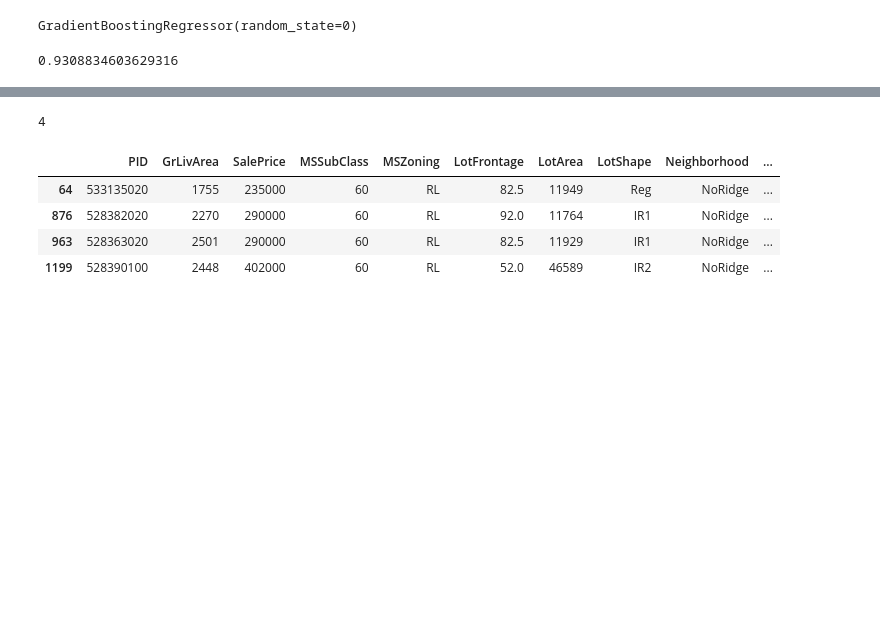
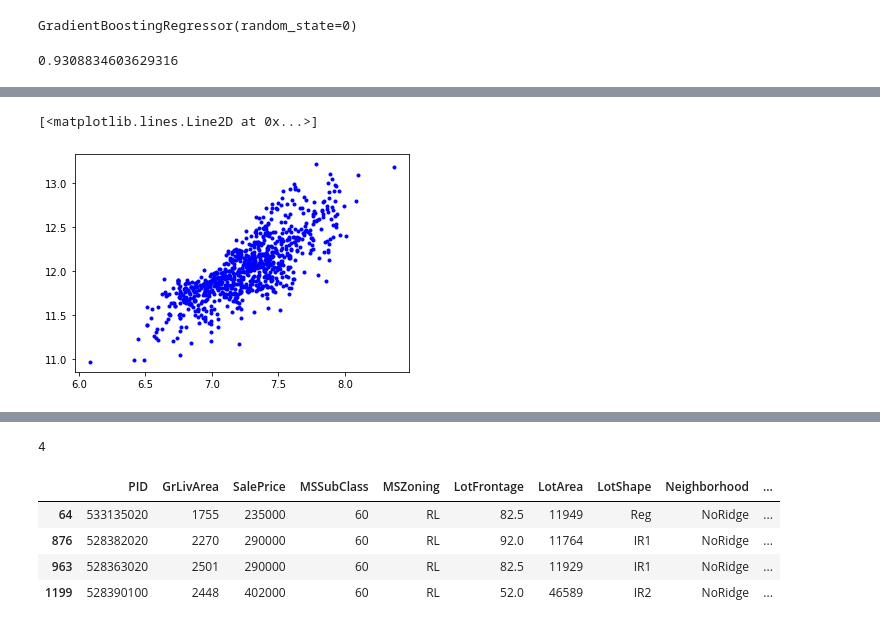
Before and after one commit to nickelworks/machine-learning-housing-project, a Jupyter notebook: Tony/Lasso Version 1-Copy3.ipynb, the cells around one changed output, grey strips where cells are left out. Saved outputs shown, nothing was run; the diff lists cells and outputs as text; code cells hidden in the pictures; blank space fills up the shorter version.

```diff
--- a/Tony/Lasso Version 1-Copy3.ipynb
+++ b/Tony/Lasso Version 1-Copy3.ipynb
@@ -636,11 +667,13 @@ plt.boxplot(
 # %%
-fig = px.scatter_mapbox(df[df["Neighborhood"]=="Crawfor"],
-                        lat = "lat",
-                        lon = "long",
-                        color= "SalePrice"
-
-                       )
-
-
-
-fig.show()
+##prediction quartile
+all_models = {}
+common_params = dict(
+    learning_rate=0.05,
+    n_estimators=250,
+    max_depth=5,
+    min_samples_leaf=9,
+    min_samples_split=9,
+)
+for alpha in [0.05, 0.5, 0.95]:
+    gbr = GradientBoostingRegressor(loss="quantile", alpha=alpha, **common_params)
+    all_models["q %1.2f" % alpha] = gbr.fit(x_train, y_train)
@@ -648,0 +680,8 @@ fig.show()
+# %%
+gbr_ls = GradientBoostingRegressor(loss="squared_error", **common_params)
+all_models["mse"] = gbr_ls.fit(x_train, y_train)
+# %%
+y_pred = all_models["mse"].predict(x_test)
+y_lower = all_models["q 0.05"].predict(x_test)
+y_upper = all_models["q 0.95"].predict(x_test)
+y_med = all_models["q 0.50"].predict(x_test)
@@ -648,0 +697,5 @@ fig.show()
+# %%
+plt.plot(x_test["log_GrLivArea"], y_med, "b.")
+# %% [output]
+[<matplotlib.lines.Line2D at 0x...>]
+[figure, added]
```
Also changed, not shown: parts of 40 cells of this notebook, 9 other files.
